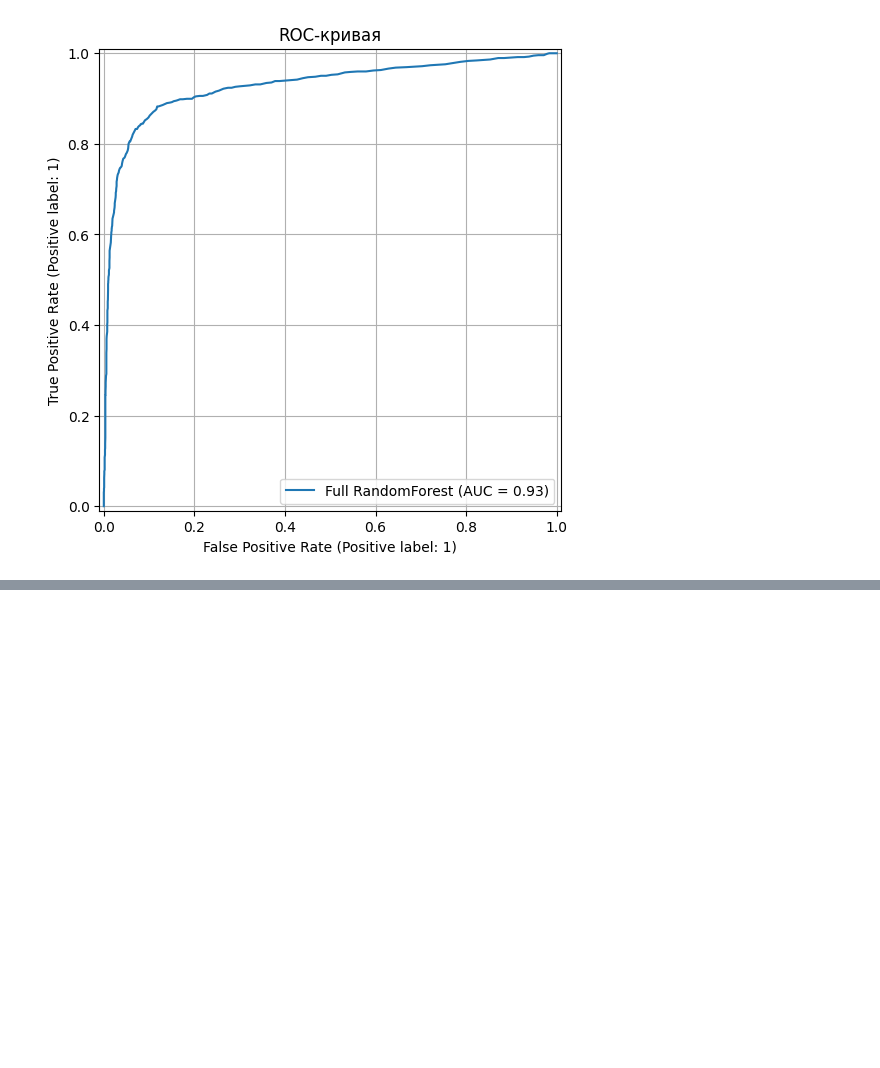
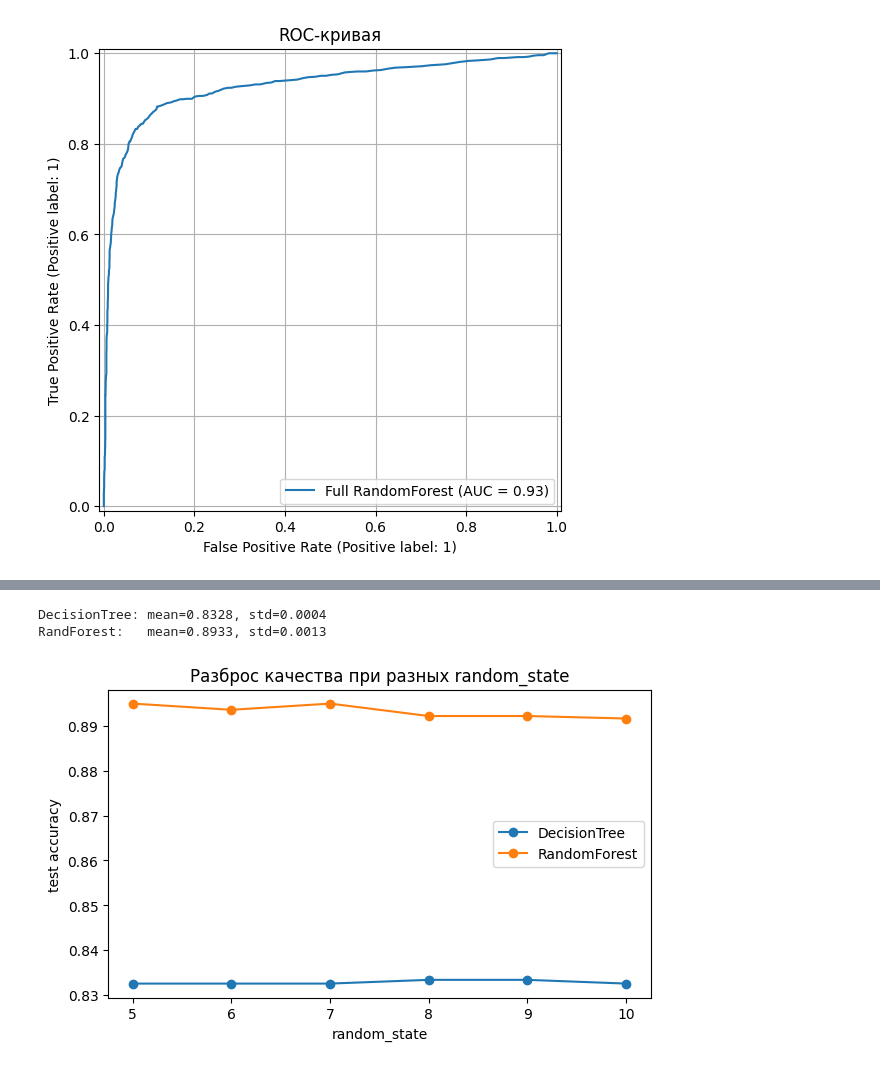
Before and after one commit to Artchangel-Michael/aie-course, a Jupyter notebook: homeworks/HW06/HW06.ipynb, the cells around one changed output, grey strips where cells are left out. Cells and saved outputs as stored; diff of their text form; code cells hidden in the pictures; blank space fills up the shorter version.

```diff
--- a/homeworks/HW06/HW06.ipynb
+++ b/homeworks/HW06/HW06.ipynb
@@ -602,0 +616,40 @@ print("Saved:", ARTIFACTS_DIR / "best_model_meta.json")
+# %%
+# Сравнение устойчивости при разных random_state
+# Мы многократно переобучаем каждую модель с разными seed и собираем метрики.
+# Так видно, у какой модели variance больше (шире распределение качества).
+
+seeds = list(range(5, 11))
+
+acc_tree = []
+acc_bag = []
+acc_rf = []
+
+for s in seeds:
+    t = DecisionTreeClassifier(max_depth = 12, min_samples_leaf = 19, random_state = s)
+    t.fit(X_train, y_train)
+    acc_tree.append(accuracy_score(y_test, t.predict(X_test)))
+
+    r = RandomForestClassifier(n_estimators = 300, random_state = s)
+    r.fit(X_train, y_train)
+    acc_rf.append(accuracy_score(y_test, r.predict(X_test)))
+
+print(f"DecisionTree: mean={np.mean(acc_tree):.4f}, std={np.std(acc_tree):.4f}")
+print(f"RandForest:   mean={np.mean(acc_rf):.4f}, std={np.std(acc_rf):.4f}")
+# %% [output]
+DecisionTree: mean=0.8328, std=0.0004
+RandForest:   mean=0.8933, std=0.0013
+# %%
+# Визуализация распределений метрик
+# Здесь обычно удобно смотреть boxplot/violin: медиана и разброс.
+# Чем уже “ящик”, тем стабильнее модель по отношению к случайности.
+
+plt.figure(figsize=(7, 4))
+plt.plot(seeds, acc_tree, marker="o", label="DecisionTree")
+plt.plot(seeds, acc_rf, marker="o", label="RandomForest")
+plt.xlabel("random_state")
+plt.ylabel("test accuracy")
+plt.title("Разброс качества при разных random_state")
+plt.legend()
+plt.show()
+# %% [output]
+[figure, added]
```
Also changed, not shown: parts of 16 cells of this notebook, 1 other file.
